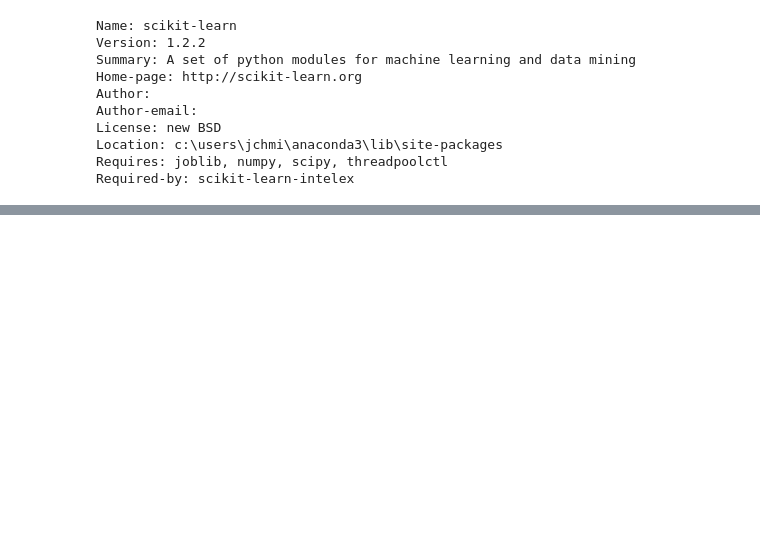
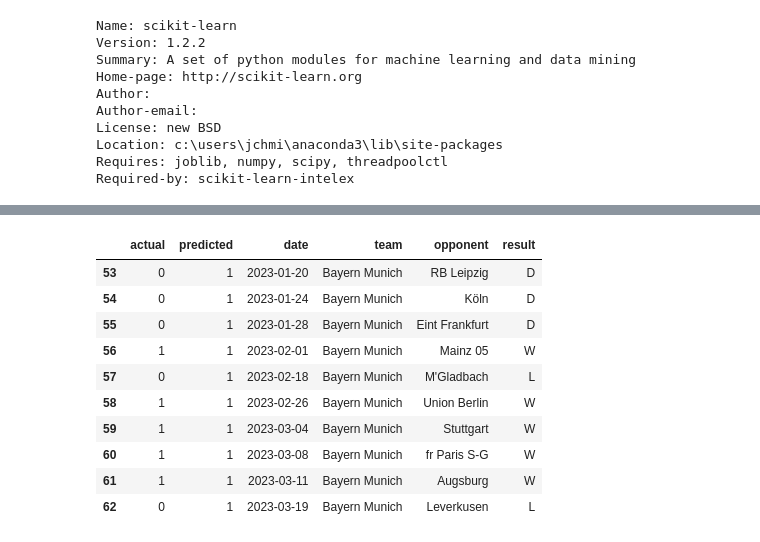
Before and after one commit to juchmielewska/assignment, a Jupyter notebook: 2_Assignment 1a, forecasting.ipynb, the cells around one changed output, grey strips where cells are left out. Cells and saved outputs as stored; diff of their text form; code cells hidden in the pictures; blank space fills up the shorter version.

```diff
--- a/2_Assignment 1a, forecasting.ipynb
+++ b/2_Assignment 1a, forecasting.ipynb
@@ -85,7 +85,7 @@ new_rows = pd.DataFrame({
     'pk': ['0', '0', '0', '0', '0', '0', '0', '0'],
     'pkatt': ['0', '0', '0', '0', '0', '0', '0', '0'],
     'season': ['2004', '2004', '2004', '2004', '2014', '2014', '2014', '2014'],
-    'team': ['Benfica', 'Benfica', 'Internazionale', 'Internazionale', 'Bayern Munich', 'Bayern Munich', 'Manchaster City', 'Manchaster City']
+    'team': ['Benefica', 'Benefica', 'Internazionale', 'Internazionale', 'Bayern Munich', 'Bayern Munich', 'Manchaster City', 'Manchaster City']
            })
 
 sm = pd.concat([sm, new_rows], ignore_index=True)
@@ -266,4 +266,5 @@ sm
 | 699 | 2004-03-25 | 19:45 | Champions Lg | Group stage | Tue | Home | W | 3.0 | 3.0 | de Bayern Munich | ... | ... |
 700 rows × 30 columns
 # %%
-matches["hour"] = matches["time"].str.replace(":.+", "", regex=True).astype("int")
+sm["hour"] = sm["time"].str.replace(":.+", "", regex=True).astype("int")
+sm
@@ -410,0 +529,14 @@ merged[(merged["predicted_x"z] == 1) & (merged["predicted_y"] ==0)]["actual_x"].
+# %%
+combined.head(10)
+# %% [output]
+|  | actual | predicted | date | team | opponent | result |
+| 53 | 0 | 1 | 2023-01-20 | Bayern Munich | RB Leipzig | D |
+| 54 | 0 | 1 | 2023-01-24 | Bayern Munich | Köln | D |
+| 55 | 0 | 1 | 2023-01-28 | Bayern Munich | Eint Frankfurt | D |
+| 56 | 1 | 1 | 2023-02-01 | Bayern Munich | Mainz 05 | W |
+| 57 | 0 | 1 | 2023-02-18 | Bayern Munich | M'Gladbach | L |
+| 58 | 1 | 1 | 2023-02-26 | Bayern Munich | Union Berlin | W |
+| 59 | 1 | 1 | 2023-03-04 | Bayern Munich | Stuttgart | W |
+| 60 | 1 | 1 | 2023-03-08 | Bayern Munich | fr Paris S-G | W |
+| 61 | 1 | 1 | 2023-03-11 | Bayern Munich | Augsburg | W |
+| 62 | 0 | 1 | 2023-03-19 | Bayern Munich | Leverkusen | L |
```
Also changed, not shown: parts of 19 cells of this notebook.
